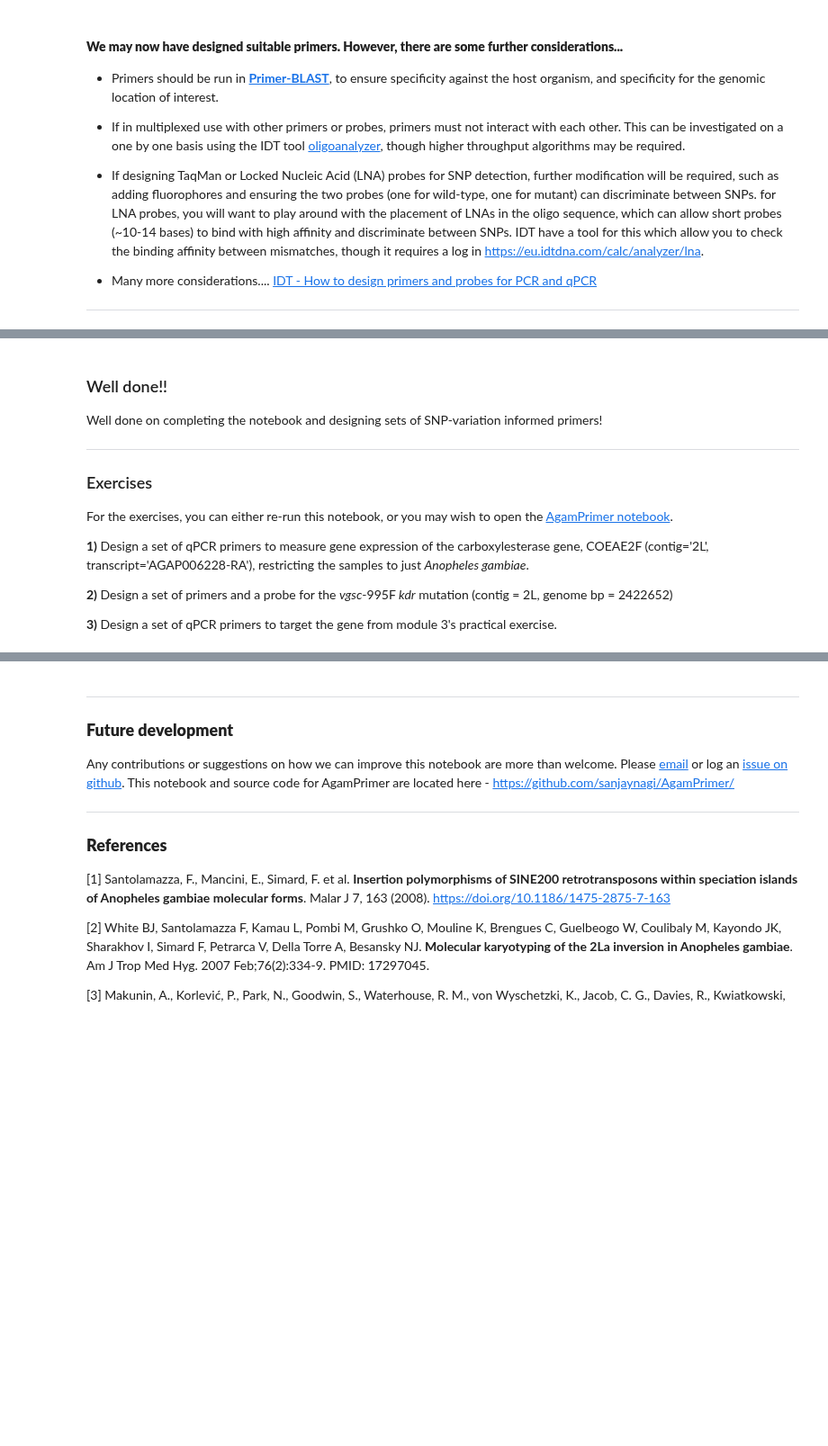
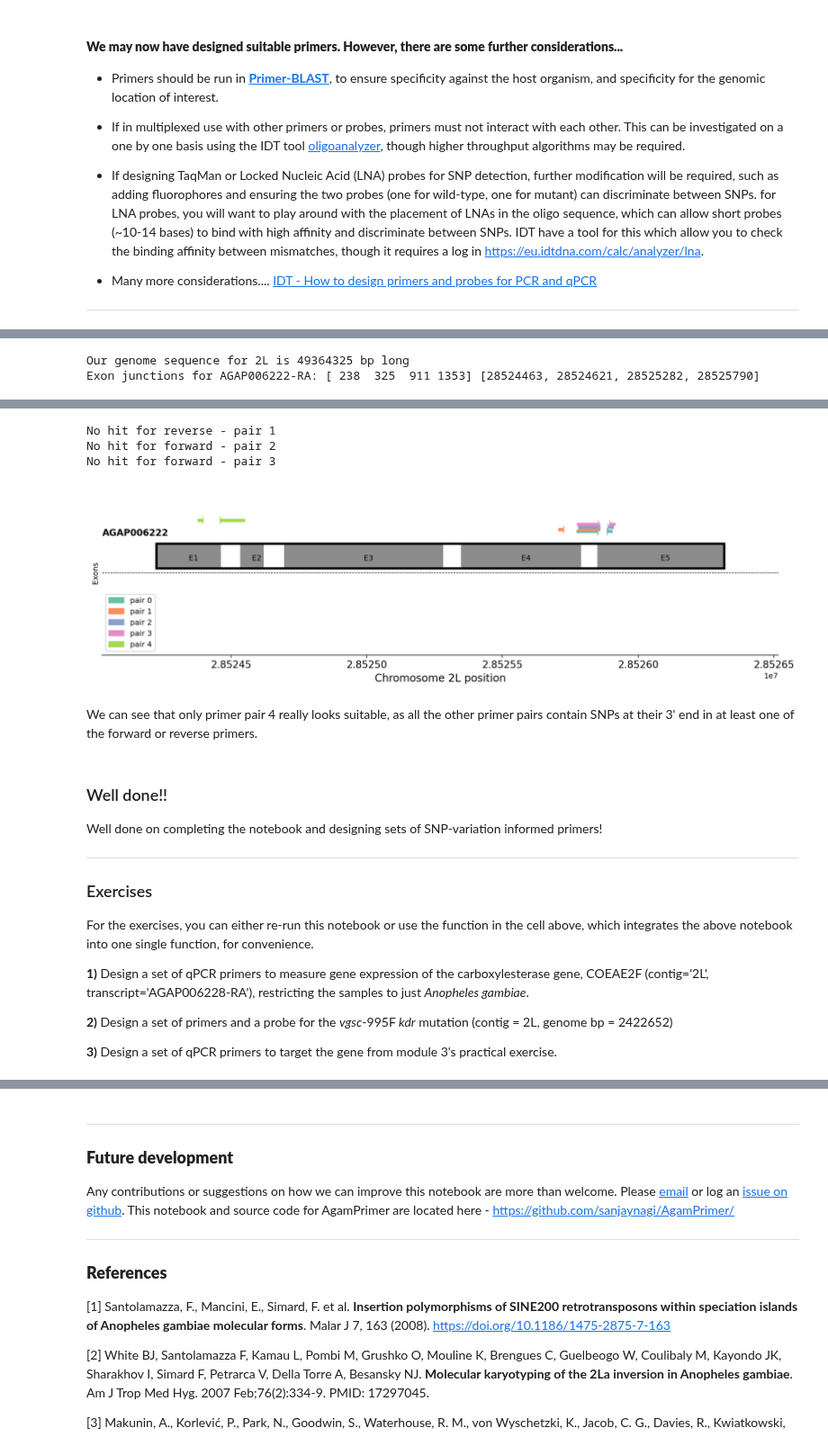
Before and after one commit to sanjaynagi/AnoPrimer, a Jupyter notebook: workshop-6-module-4-AgamPrimer.ipynb, the cells around one changed output, grey strips where cells are left out. Shown at 90% size. Saved outputs shown, nothing was run; the diff lists cells and outputs as text; code cells hidden in the pictures; blank space fills up the shorter version.

```diff
--- a/workshop-6-module-4-AgamPrimer.ipynb
+++ b/workshop-6-module-4-AgamPrimer.ipynb
@@ -435,0 +440,35 @@ No hit for forward - pair 2
+# %%
+primer_parameters  =  {
+        'PRIMER_OPT_SIZE': 20,
+        'PRIMER_TASK':'generic',
+        'PRIMER_MIN_SIZE': 17,
+        'PRIMER_MAX_SIZE': 24,
+        'PRIMER_OPT_TM': 60.0,
+        'PRIMER_MIN_TM': 55.0,
+        'PRIMER_MAX_TM': 64.0,
+        'PRIMER_MIN_GC': 30.0,
+        'PRIMER_MAX_GC': 70.0,
+        'PRIMER_MIN_THREE_PRIME_DISTANCE':3,          # this parameter is the minimum distance between successive pairs. If 1, it means successive primer pairs could be identical bar one base shift
+        'PRIMER_INTERNAL_OPT_SIZE': 16,               # Probe size preferences if selected, otherwise ignored
+        'PRIMER_INTERNAL_MIN_SIZE': 10,
+        'PRIMER_INTERNAL_MAX_SIZE': 22,
+        'PRIMER_INTERNAL_MIN_TM': 45,
+        'PRIMER_INTERNAL_MAX_TM': 65,                # Probe considerations are quite relaxed, assumed that LNAs / Taqman will be used later to affect TM
+        # Extra primer3 parameters can go here
+        # In the same format as above
+    }
+
+
+primer_df, blat_df = AgamPrimer.designPrimers(assay_type='qPCR primers',              # assay_type options are: 'qPCR primers', 'gDNA primers', 'gDNA primers + probe', 'probe'
+                                   target='AGAP006222-RA',                            # target should be an AGAP transcript identifier in for qPCR, otherwise should be an integer in genome
+                                   assay_name='UGT_222',
+                                   contig='2L',
+                                   n_primer_pairs=5,
+                                   min_amplicon_size=60,
+                                   max_amplicon_size=120,
+                                   primer_parameters=primer_parameters,
+                                   sample_set=['AG1000G-BF-A', 'AG1000G-GH', 'AG1000G-GN-A'],
+                                   save=False)
+# %% [output]
+Our genome sequence for 2L is 49364325 bp long
+Exon junctions for AGAP006222-RA: [ 238  325  911 1353] [28524463, 28524621, 28525282, 28525790]
@@ -436,3 +476,9 @@ No hit for forward - pair 2
+No hit for reverse - pair 1
+No hit for forward - pair 2
+No hit for forward - pair 3
+[figure, added]
+# %% [markdown]
+We can see that only primer pair 4 really looks suitable, as all the other primer pairs contain SNPs at their 3' end in at least one of the forward or reverse primers.
 # %% [markdown]
 ### Well done!!
 
@@ -442,7 +488,7 @@ Well done on completing the notebook and designing sets of SNP-variation informe
 
 ### Exercises
 
-For the exercises, you can either re-run this notebook, or you may wish to open the [AgamPrimer notebook](https://colab.research.google.com/github/sanjaynagi/AgamPrimer/blob/main/Primer-Design-in-Anopheles-gambiae.ipynb).
+For the exercises, you can either re-run this notebook or use the function in the cell above, which integrates the above notebook into one single function, for convenience.
 
 **1)** Design a set of qPCR primers to measure gene expression of the carboxylesterase gene, COEAE2F (contig='2L', transcript='AGAP006228-RA'), restricting the samples to just *Anopheles gambiae*.
 
```
Also changed, not shown: parts of 10 cells of this notebook.
